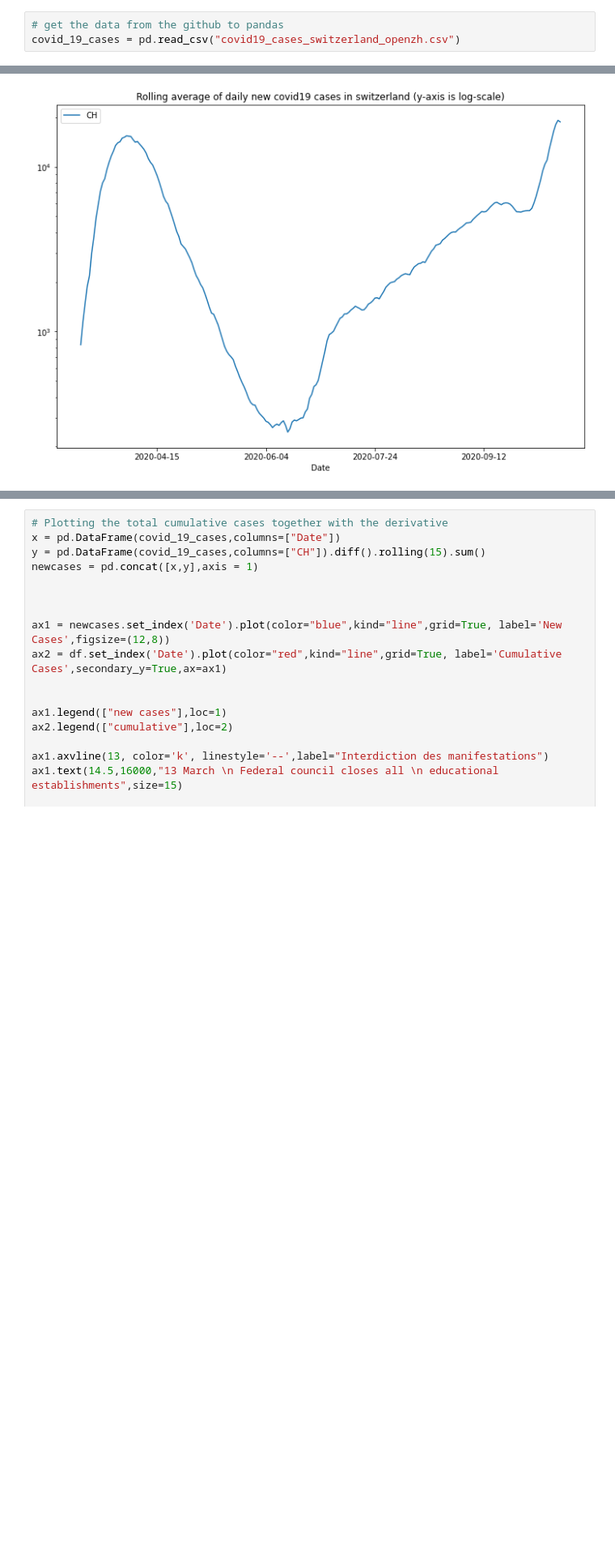
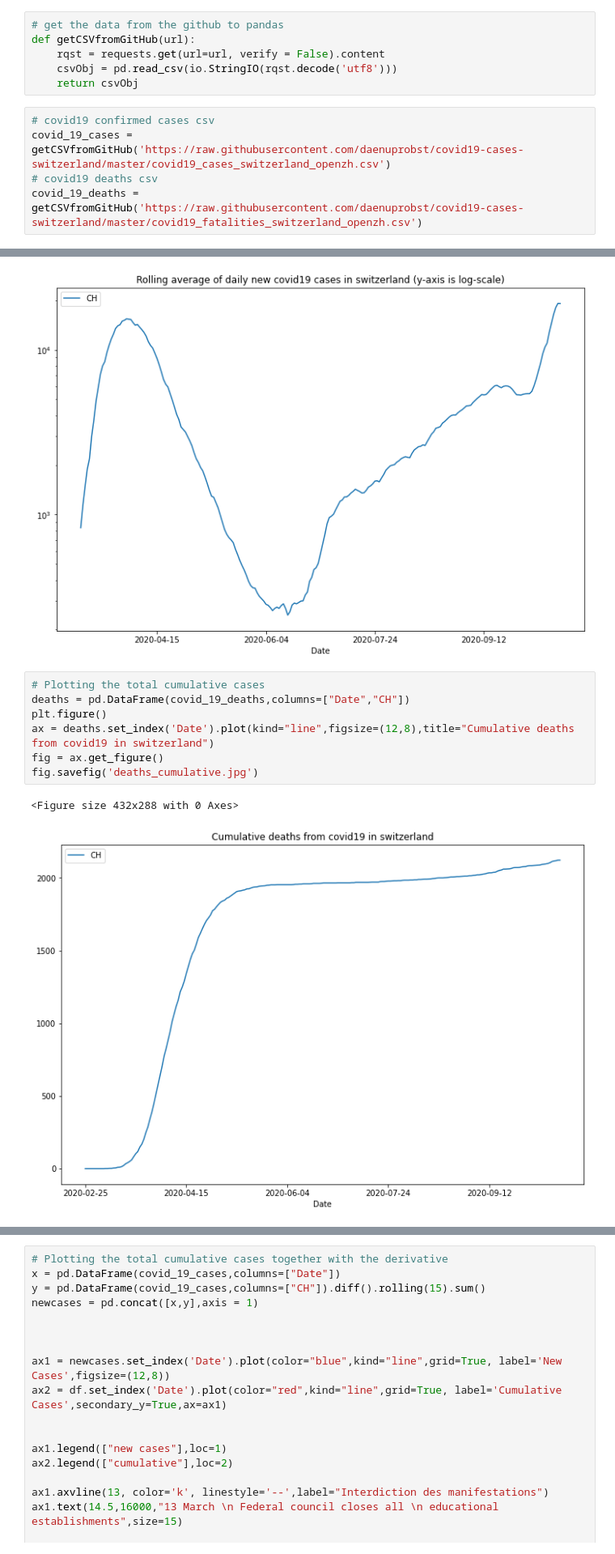
Before and after one commit to RenardDesNeiges/covid_notebooks, a Jupyter notebook: Total covid cases.ipynb, the cells around one changed output, grey strips where cells are left out. Shown: that part at 81% size. Cells and saved outputs as stored; diff of their text form; blank space fills up the shorter version.

Commit message:
deaths

```diff
--- a/Total covid cases.ipynb
+++ b/Total covid cases.ipynb
@@ -20,3 +9,11 @@ covid19_cases_switz 100%[===================>]  37,26K  --.-KB/s    in 0,03s
 # %%
 # get the data from the github to pandas
-covid_19_cases = pd.read_csv("covid19_cases_switzerland_openzh.csv")
+def getCSVfromGitHub(url):
+    rqst = requests.get(url=url, verify = False).content
+    csvObj = pd.read_csv(io.StringIO(rqst.decode('utf8')))
+    return csvObj
+# %%
+# covid19 confirmed cases csv
+covid_19_cases = getCSVfromGitHub('https://raw.githubusercontent.com/daenuprobst/covid19-cases-switzerland/master/covid19_cases_switzerland_openzh.csv')
+# covid19 deaths csv
+covid_19_deaths = getCSVfromGitHub('https://raw.githubusercontent.com/daenuprobst/covid19-cases-switzerland/master/covid19_fatalities_switzerland_openzh.csv')
@@ -55,3 +57,13 @@ fig = ax.get_figure()
 fig.savefig('diff.jpg')
 # %% [output]
 [figure]
+# %%
+# Plotting the total cumulative cases
+deaths = pd.DataFrame(covid_19_deaths,columns=["Date","CH"])
+plt.figure()
+ax = deaths.set_index('Date').plot(kind="line",figsize=(12,8),title="Cumulative deaths from covid19 in switzerland")
+fig = ax.get_figure()
+fig.savefig('deaths_cumulative.jpg')
+# %% [output]
+<Figure size 432x288 with 0 Axes>
+[figure, added]
```
Also changed, not shown: parts of 7 cells of this notebook, 5 other files.
